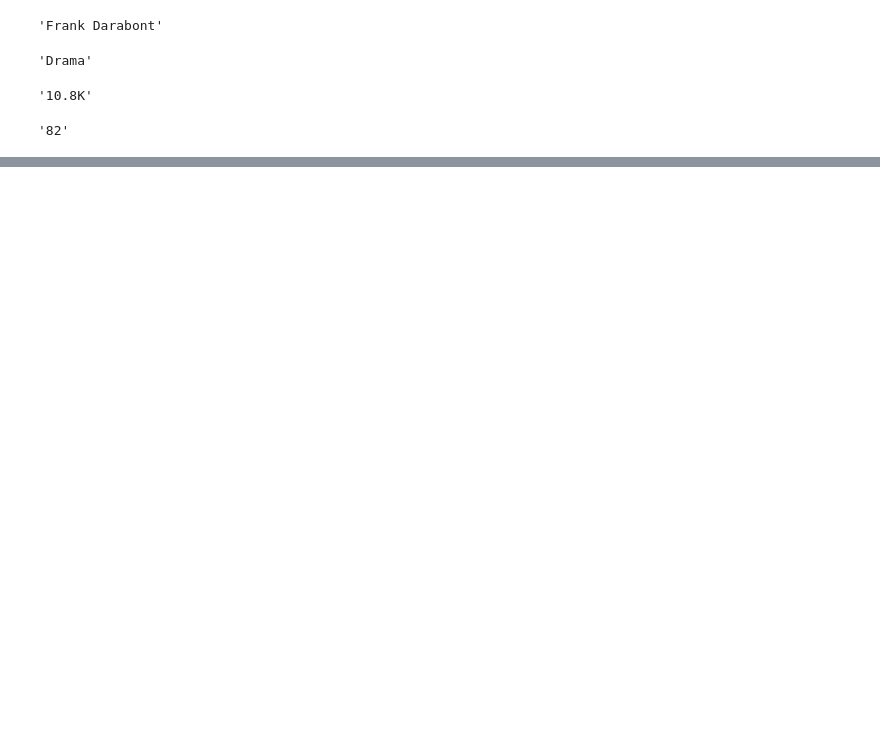
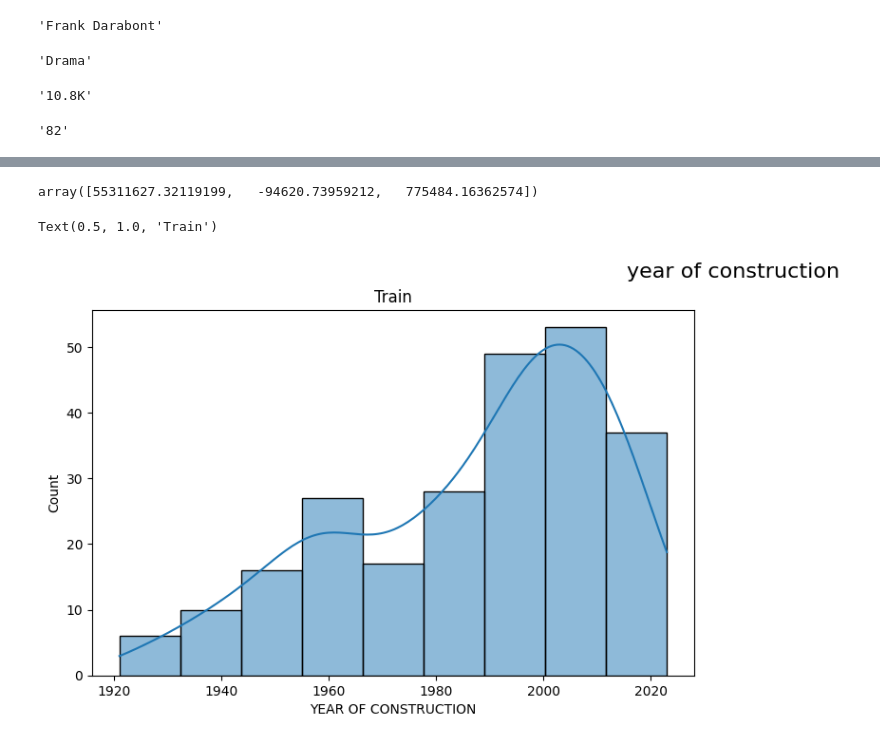
Before and after one commit to alituydurr/IDSA-Project, a Jupyter notebook: proje2.ipynb, the cells around one changed output, grey strips where cells are left out. Drawn from its saved outputs; the diff is of its cells as text; code cells hidden in the pictures; blank space fills up the shorter version.

```diff
--- a/proje2.ipynb
+++ b/proje2.ipynb
@@ -263,4 +259,4 @@ df
 250 rows × 9 columns
 # %%
-df['YEAR OF CONSTRUCTION']=df['YEAR OF CONSTRUCTION'].astype(str).str[:4]
-df
+#df['YEAR OF CONSTRUCTION']=df['YEAR OF CONSTRUCTION'].astype(str).str[:4]
+#df
@@ -339,6 +336,13 @@ memory usage: 19.4+ KB
 # %%
 df_price_usd = df[df["PRICE"].str.startswith("$")]
-df_price_usd["PRICE"]= df_price_usd["PRICE"].str.replace("$","") # $ sembolünü kaldıralım
-df_price_usd["PRICE"]= df_price_usd["PRICE"].str.replace(".","") # noktaları kaldıralım
-df_price_usd["PRICE"].astype(int)
+df_price_usd["PRICE"] = df_price_usd["PRICE"].str.replace("$","") # $ sembolünü kaldıralım
+df_price_usd["PRICE"] = df_price_usd["PRICE"].str.replace(".","") # noktaları kaldıralım
+pd.set_option('display.float_format', '{:.2f}'.format)
+df_price_usd["PRICE"] = df_price_usd["PRICE"].astype(float)
+df_price_usd["IMDB POINT"] = df_price_usd["IMDB POINT"].astype(float)
+df_price_usd["MATA SCORE"] = df_price_usd["MATA SCORE"].astype(int)
+df_price_usd["FILM REVIEW"] = df_price_usd["FILM REVIEW"].astype(int)
+df_price_usd["YEAR OF CONSTRUCTION"] = df_price_usd["YEAR OF CONSTRUCTION"].astype(int)
+df_price_usd["FILM POPULARITY"] =df_price_usd["FILM POPULARITY"].astype(int)
+df_price_usd
 # %% [output]
@@ -393,0 +426,16 @@ ValueError: could not convert string to float: '1,616'
+# %%
+# Modelimizde yer alan katsayı değerleri
+lreg.coef_
+# %% [output]
+array([55311627.32119199,   -94620.73959212,   775484.16362574])
+# %%
+plt.figure(figsize=[18,5])
+
+plt.suptitle('year of construction', fontsize = 16)
+
+plt.subplot(1,2,1)
+sns.histplot(data = df_price_usd['YEAR OF CONSTRUCTION'], kde=True)
+plt.title('Train')
+# %% [output]
+Text(0.5, 1.0, 'Train')
+[figure, added]
```
Also changed, not shown: parts of 25 cells of this notebook.
